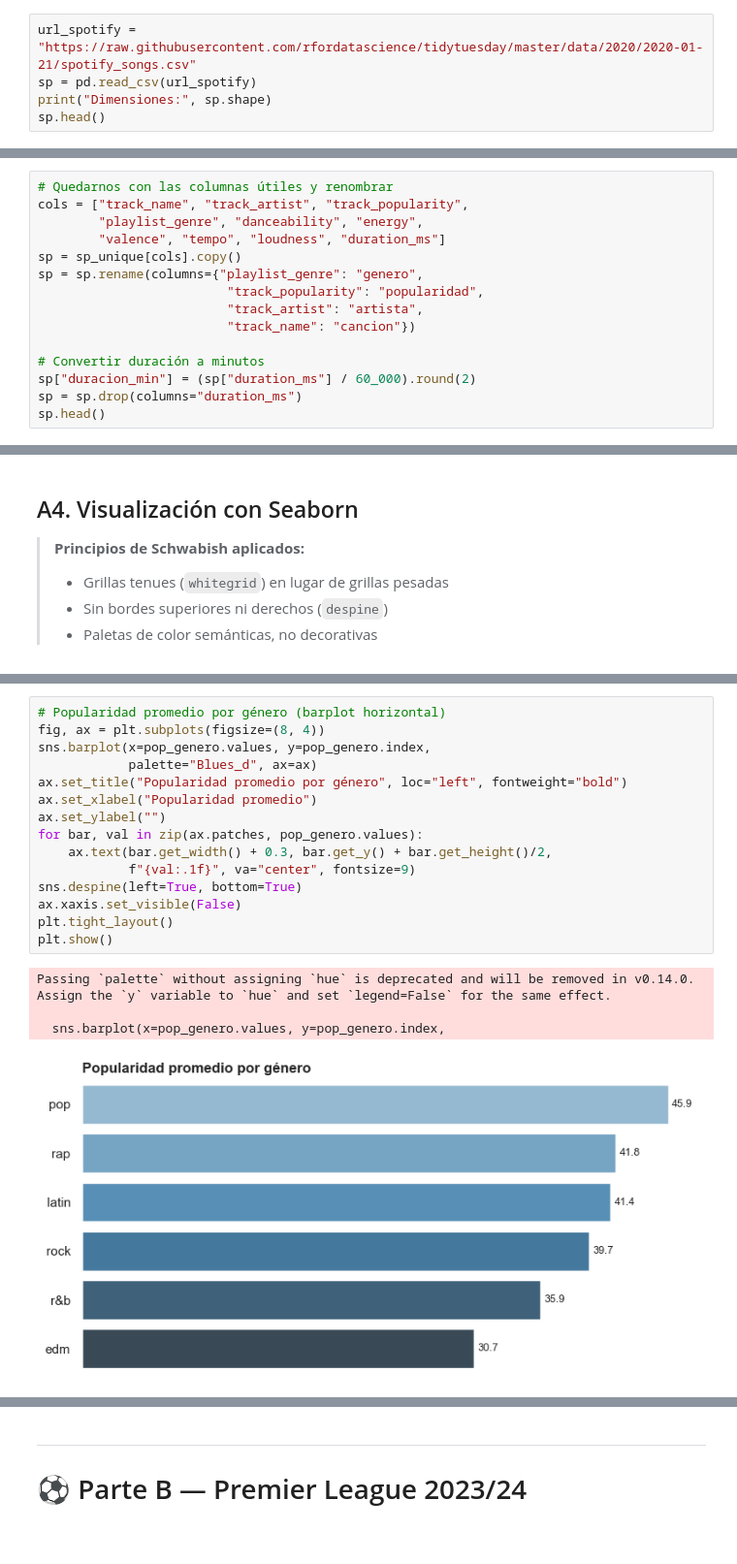
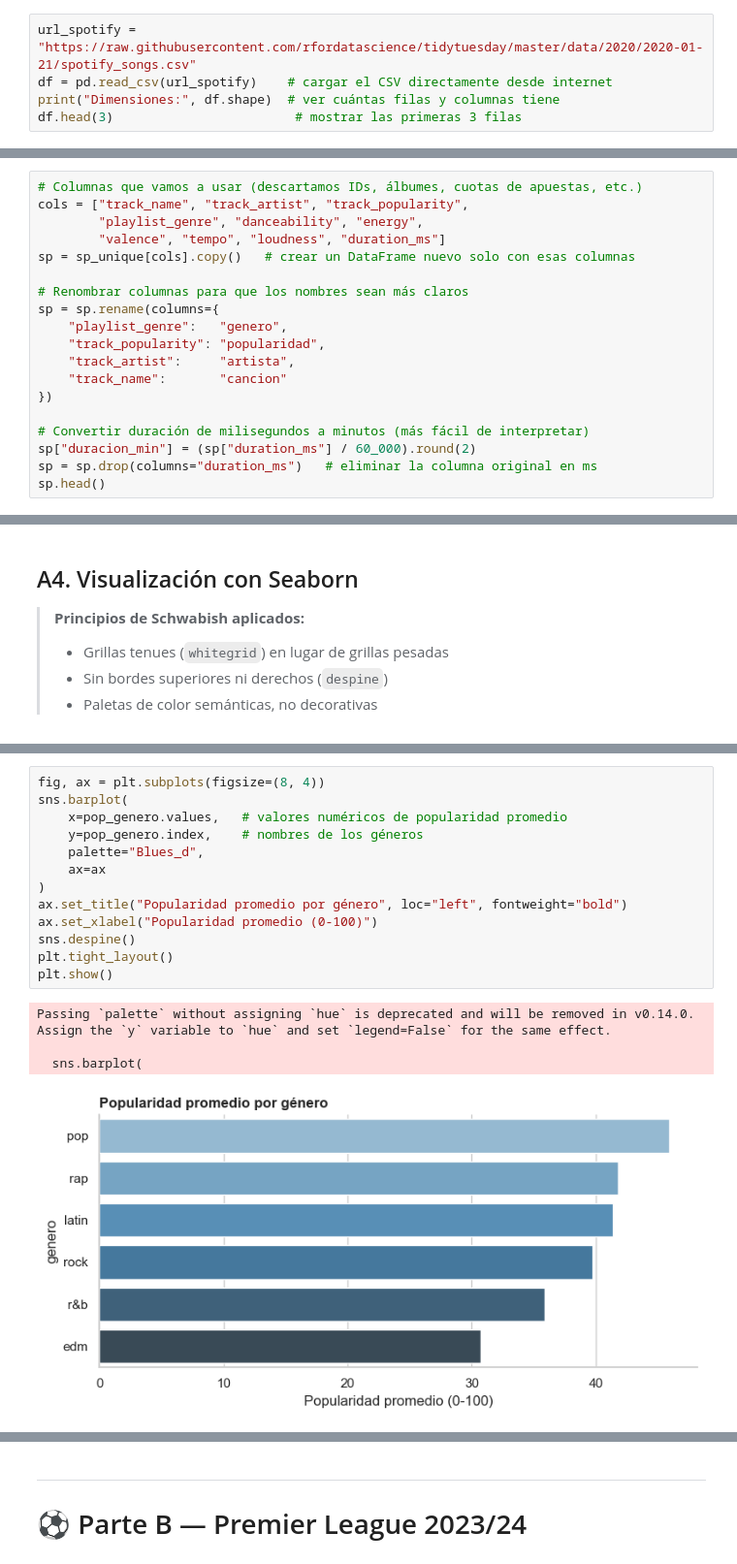
Before and after one commit to SantiDrelewicz/Laboratorio-de-metodos-Cuantitativos-Aplicados-a-la-gestion, a Jupyter notebook: notebooks/17-Manejo_de_datos_estructurados.ipynb, the cells around one changed output, grey strips where cells are left out. Shown at 97% size. Cells and saved outputs as stored; diff of their text form.

```diff
--- a/notebooks/17-Manejo_de_datos_estructurados.ipynb
+++ b/notebooks/17-Manejo_de_datos_estructurados.ipynb
@@ -66,8 +48,8 @@ El dataset contiene canciones de las playlists de Spotify con variables de audio
 # %%
 url_spotify = "https://raw.githubusercontent.com/rfordatascience/tidytuesday/master/data/2020/2020-01-21/spotify_songs.csv"
-sp = pd.read_csv(url_spotify)
-print("Dimensiones:", sp.shape)
-sp.head()
+df = pd.read_csv(url_spotify)    # cargar el CSV directamente desde internet
+print("Dimensiones:", df.shape)  # ver cuántas filas y columnas tiene
+df.head(3)                        # mostrar las primeras 3 filas
 # %% [output]
 Dimensiones: (32833, 23)
 |  | track_id | track_name | track_artist | track_popularity | track_album_id | track_album_name | ... |
@@ -133,17 +203,21 @@ Sin duplicados:    28,356
 # %%
-# Quedarnos con las columnas útiles y renombrar
+# Columnas que vamos a usar (descartamos IDs, álbumes, cuotas de apuestas, etc.)
 cols = ["track_name", "track_artist", "track_popularity",
         "playlist_genre", "danceability", "energy",
         "valence", "tempo", "loudness", "duration_ms"]
-sp = sp_unique[cols].copy()
-sp = sp.rename(columns={"playlist_genre": "genero",
-                         "track_popularity": "popularidad",
-                         "track_artist": "artista",
-                         "track_name": "cancion"})
+sp = sp_unique[cols].copy()   # crear un DataFrame nuevo solo con esas columnas
 
-# Convertir duración a minutos
+# Renombrar columnas para que los nombres sean más claros
+sp = sp.rename(columns={
+    "playlist_genre":   "genero",
+    "track_popularity": "popularidad",
+    "track_artist":     "artista",
+    "track_name":       "cancion"
+})
+
+# Convertir duración de milisegundos a minutos (más fácil de interpretar)
 sp["duracion_min"] = (sp["duration_ms"] / 60_000).round(2)
-sp = sp.drop(columns="duration_ms")
+sp = sp.drop(columns="duration_ms")   # eliminar la columna original en ms
 sp.head()
 # %% [output]
 |  | cancion | artista | popularidad | genero | danceability | energy | valence | tempo | loudness | ... |
@@ -244,23 +290,21 @@ plt.show()
 # %%
-# Popularidad promedio por género (barplot horizontal)
 fig, ax = plt.subplots(figsize=(8, 4))
-sns.barplot(x=pop_genero.values, y=pop_genero.index,
-            palette="Blues_d", ax=ax)
+sns.barplot(
+    x=pop_genero.values,   # valores numéricos de popularidad promedio
+    y=pop_genero.index,    # nombres de los géneros
+    palette="Blues_d",
+    ax=ax
+)
 ax.set_title("Popularidad promedio por género", loc="left", fontweight="bold")
-ax.set_xlabel("Popularidad promedio")
-ax.set_ylabel("")
-for bar, val in zip(ax.patches, pop_genero.values):
-    ax.text(bar.get_width() + 0.3, bar.get_y() + bar.get_height()/2,
-            f"{val:.1f}", va="center", fontsize=9)
-sns.despine(left=True, bottom=True)
-ax.xaxis.set_visible(False)
+ax.set_xlabel("Popularidad promedio (0-100)")
+sns.despine()
 plt.tight_layout()
 plt.show()
 # %% [output]
 Passing `palette` without assigning `hue` is deprecated and will be removed in v0.14.0. Assign the `y` variable to `hue` and set `legend=False` for the same effect.
 
-  sns.barplot(x=pop_genero.values, y=pop_genero.index,
+  sns.barplot(
-[figure, old version]
+[figure, new version]
 # %% [markdown]
 ## A5. Regresión lineal simple
 
```
Also changed, not shown: parts of 56 cells of this notebook.
